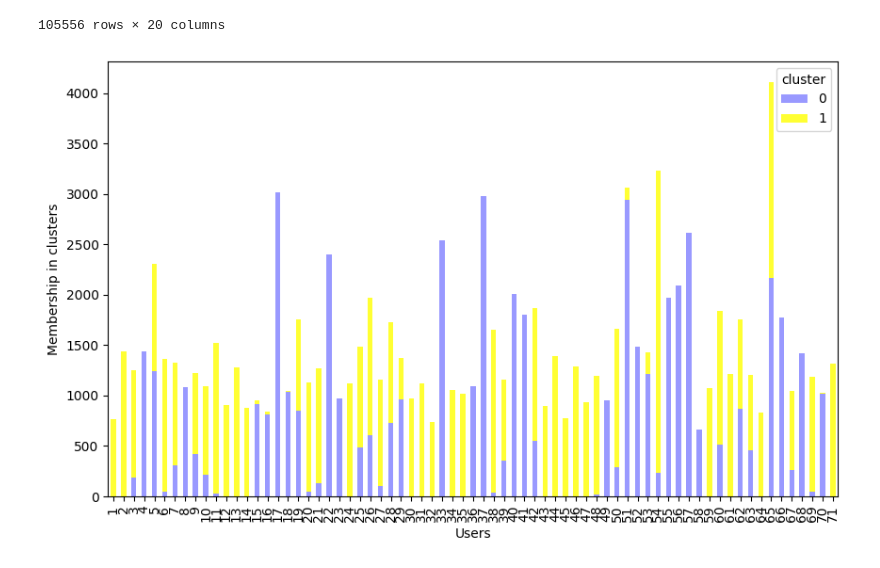
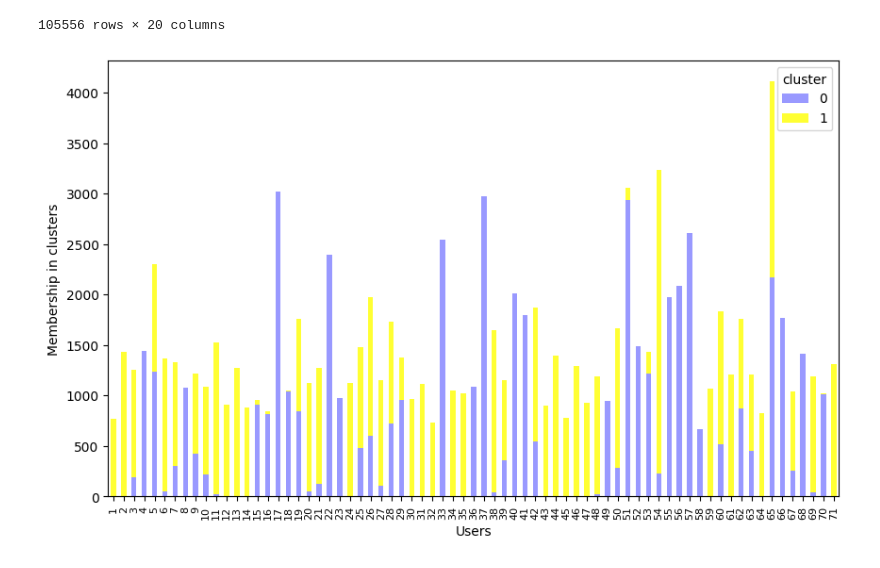
Before and after one commit to eparascho/LLMs-for-explanations, a Jupyter notebook: clustering/clusters_membership.ipynb, the cells around one changed output. Cells and saved outputs as stored; diff of their text form; code cells hidden in the pictures.

Commit message:
fix cluster membership plot & rename images from clustering

```diff
--- a/clustering/clusters_membership.ipynb
+++ b/clustering/clusters_membership.ipynb
@@ -42,11 +42,12 @@ data
 # %%
 pivot_df = data.groupby(['id', 'cluster']).size().unstack(fill_value=0)
 
 # create the stacked bar chart
 colors= ['#9999ff', '#ffff33']
 pivot_df.plot(kind='bar', stacked=True, figsize=(10, 6), color=colors)
 plt.xlabel('Users')
 plt.ylabel('Membership in clusters')
+plt.xticks(fontsize=8)  # Change 10 to the desired font size
 plt.show()
 # %% [output]
-[figure, old version]
+[figure, new version]
```
Also changed, not shown: 8 other files.
